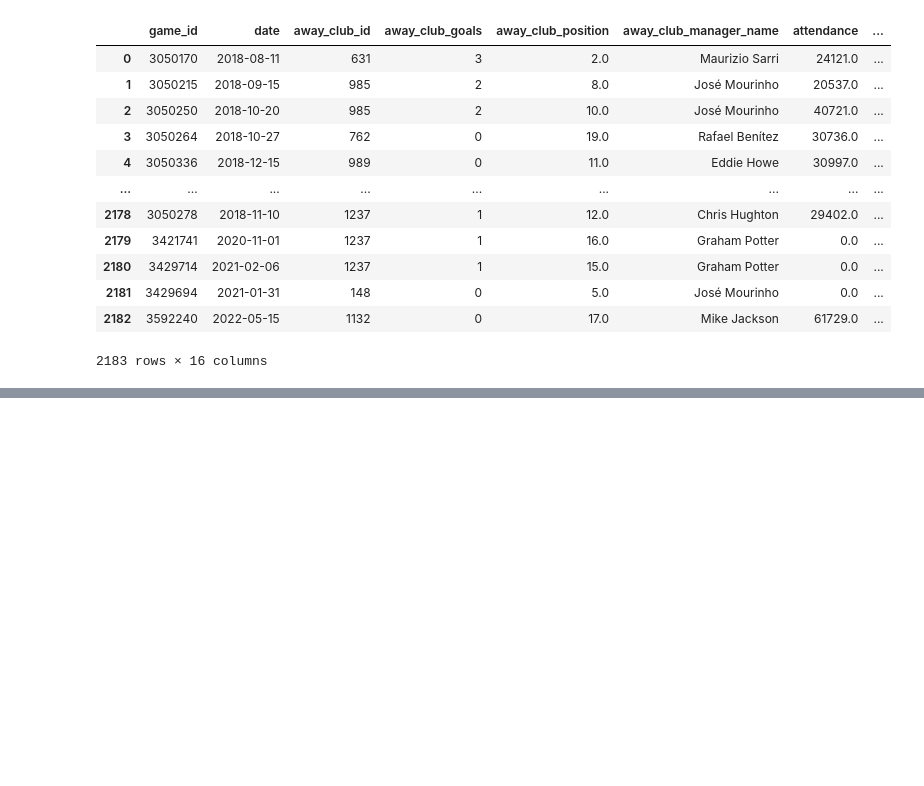
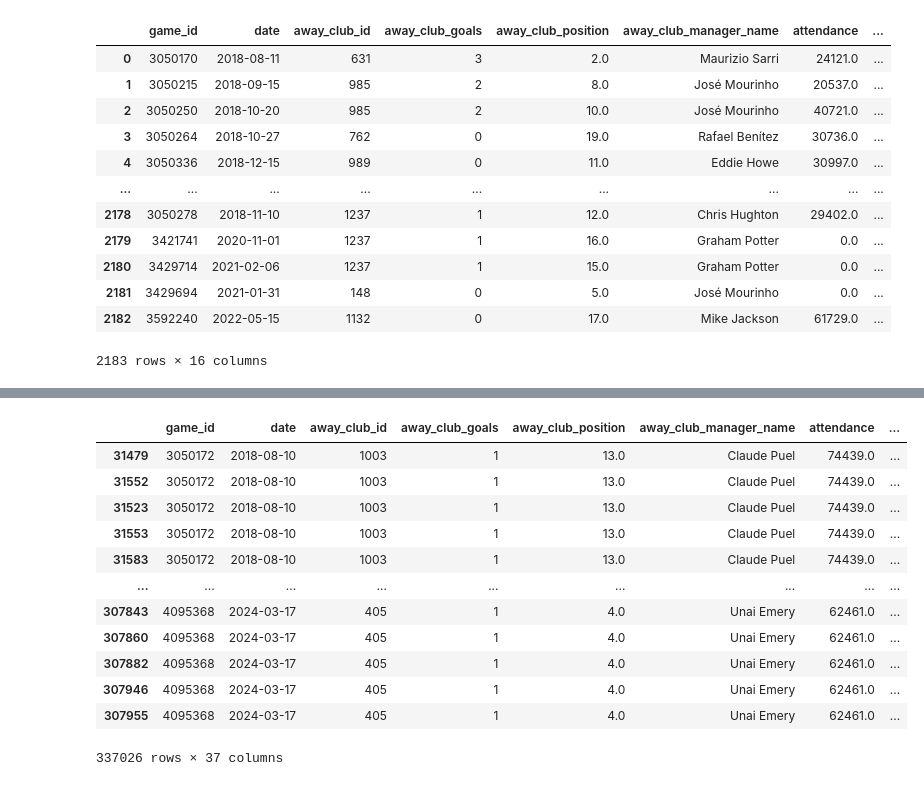
Before and after one commit to MijeongKim0533/PJ_Best_Combination, a Jupyter notebook: SY/240403.ipynb, the cells around one changed output, grey strips where cells are left out. Drawn from its saved outputs; the diff is of its cells as text; code cells hidden in the pictures; blank space fills up the shorter version.

```diff
--- a/SY/240403.ipynb
+++ b/SY/240403.ipynb
@@ -876,0 +924,2 @@ away_club_games.to_csv('away_club_games.csv', index=False)
+# %%
+away_club_games_players = away_club_games_players.drop(['player_code', 'foot', 'height_in_cm', 'current_club_domestic_competition_id', 'competition_id', 'appearances_date'], axis = 1)
@@ -876,0 +928,16 @@ away_club_games.to_csv('away_club_games.csv', index=False)
+# %%
+away_club_games_players.sort_values(['date', 'valuations_date'], ascending=True)
+# %% [output]
+|  | game_id | date | away_club_id | away_club_goals | away_club_position | away_club_manager_name | attendance | ... |
+| 31479 | 3050172 | 2018-08-10 | 1003 | 1 | 13.0 | Claude Puel | 74439.0 | ... |
+| 31552 | 3050172 | 2018-08-10 | 1003 | 1 | 13.0 | Claude Puel | 74439.0 | ... |
+| 31523 | 3050172 | 2018-08-10 | 1003 | 1 | 13.0 | Claude Puel | 74439.0 | ... |
+| 31553 | 3050172 | 2018-08-10 | 1003 | 1 | 13.0 | Claude Puel | 74439.0 | ... |
+| 31583 | 3050172 | 2018-08-10 | 1003 | 1 | 13.0 | Claude Puel | 74439.0 | ... |
+| ... | ... | ... | ... | ... | ... | ... | ... | ... |
+| 307843 | 4095368 | 2024-03-17 | 405 | 1 | 4.0 | Unai Emery | 62461.0 | ... |
+| 307860 | 4095368 | 2024-03-17 | 405 | 1 | 4.0 | Unai Emery | 62461.0 | ... |
+| 307882 | 4095368 | 2024-03-17 | 405 | 1 | 4.0 | Unai Emery | 62461.0 | ... |
+| 307946 | 4095368 | 2024-03-17 | 405 | 1 | 4.0 | Unai Emery | 62461.0 | ... |
+| 307955 | 4095368 | 2024-03-17 | 405 | 1 | 4.0 | Unai Emery | 62461.0 | ... |
+337026 rows × 37 columns
```
Also changed, not shown: parts of 19 cells of this notebook.
